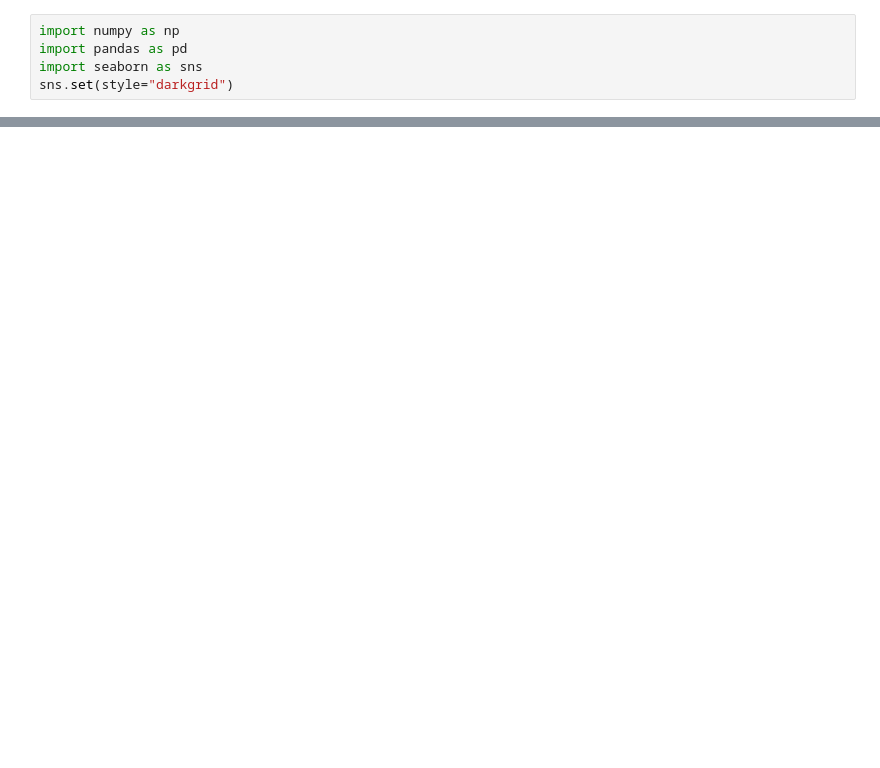
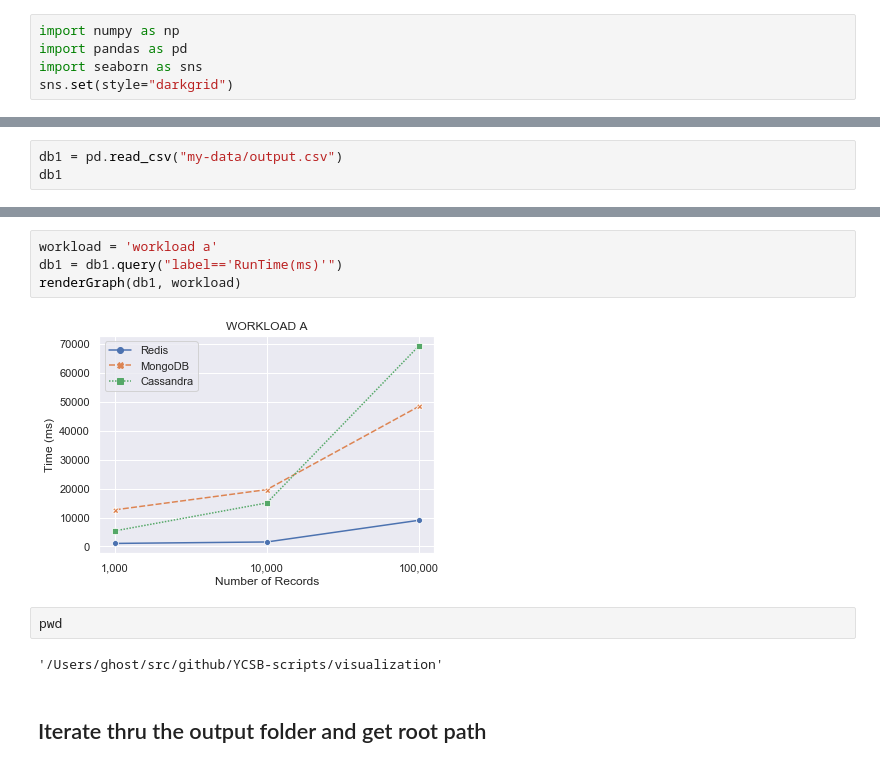
Before and after one commit to philipsales/YCSB-bash-scripts, a Jupyter notebook: visualization/lineplot.ipynb, the cells around one changed output, grey strips where cells are left out. Drawn from its saved outputs; the diff is of its cells as text; blank space fills up the shorter version.

Commit message:
Add automated rendering from output folder

```diff
--- a/visualization/lineplot.ipynb
+++ b/visualization/lineplot.ipynb
@@ -118,0 +82,3 @@ renderGraph(db, workload)
+# %%
+db1 = pd.read_csv("my-data/output.csv")
+db1
@@ -118,0 +114,12 @@ renderGraph(db, workload)
+# %%
+workload = 'workload a'
+db1 = db1.query("label=='RunTime(ms)'")
+renderGraph(db1, workload)
+# %% [output]
+[figure, added]
+# %%
+pwd
+# %% [output]
+'/Users/ghost/src/github/YCSB-scripts/visualization'
+# %% [markdown]
+## Iterate thru the output folder and get root path
```
Also changed, not shown: parts of 25 cells of this notebook, 7 other files.
